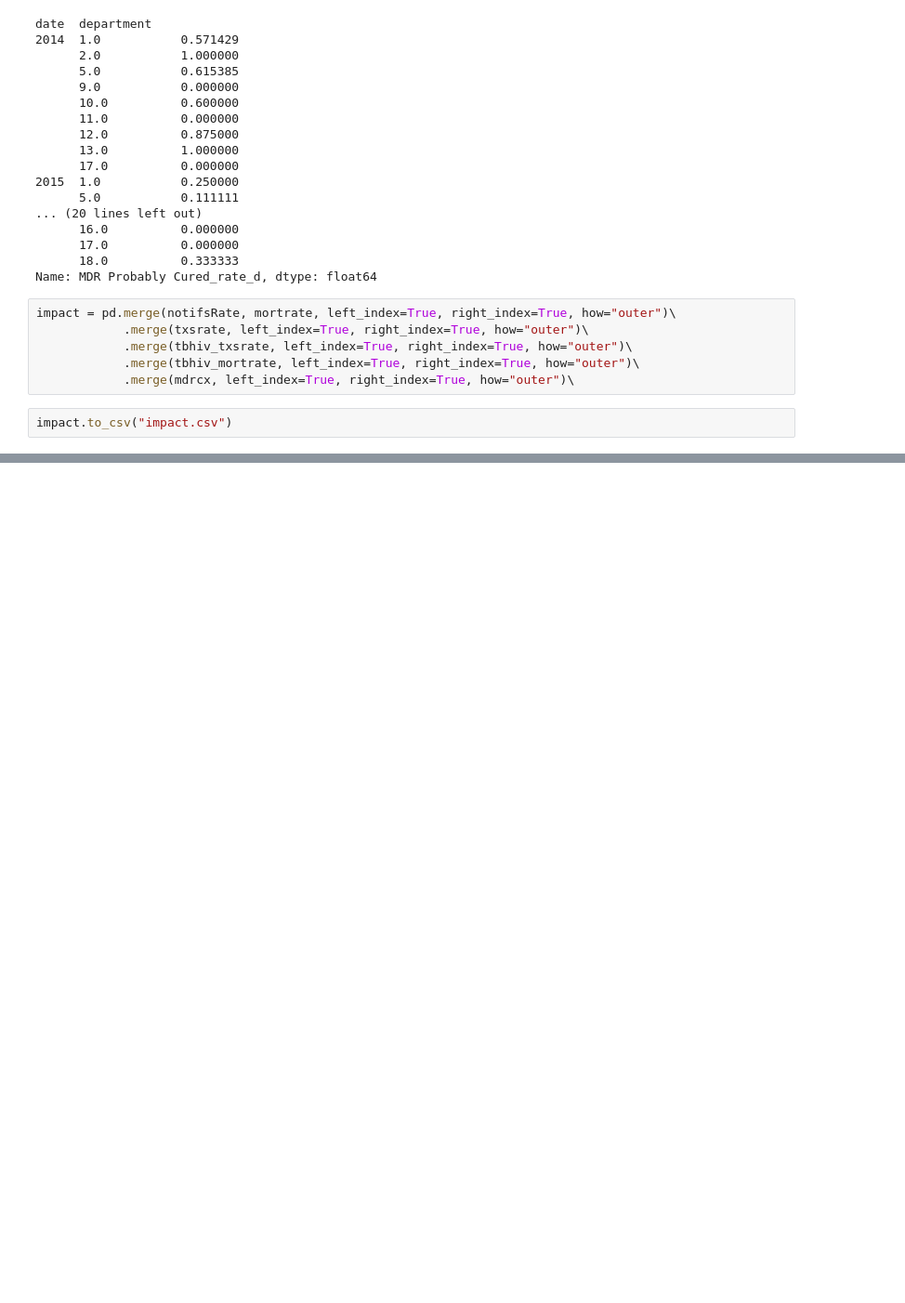
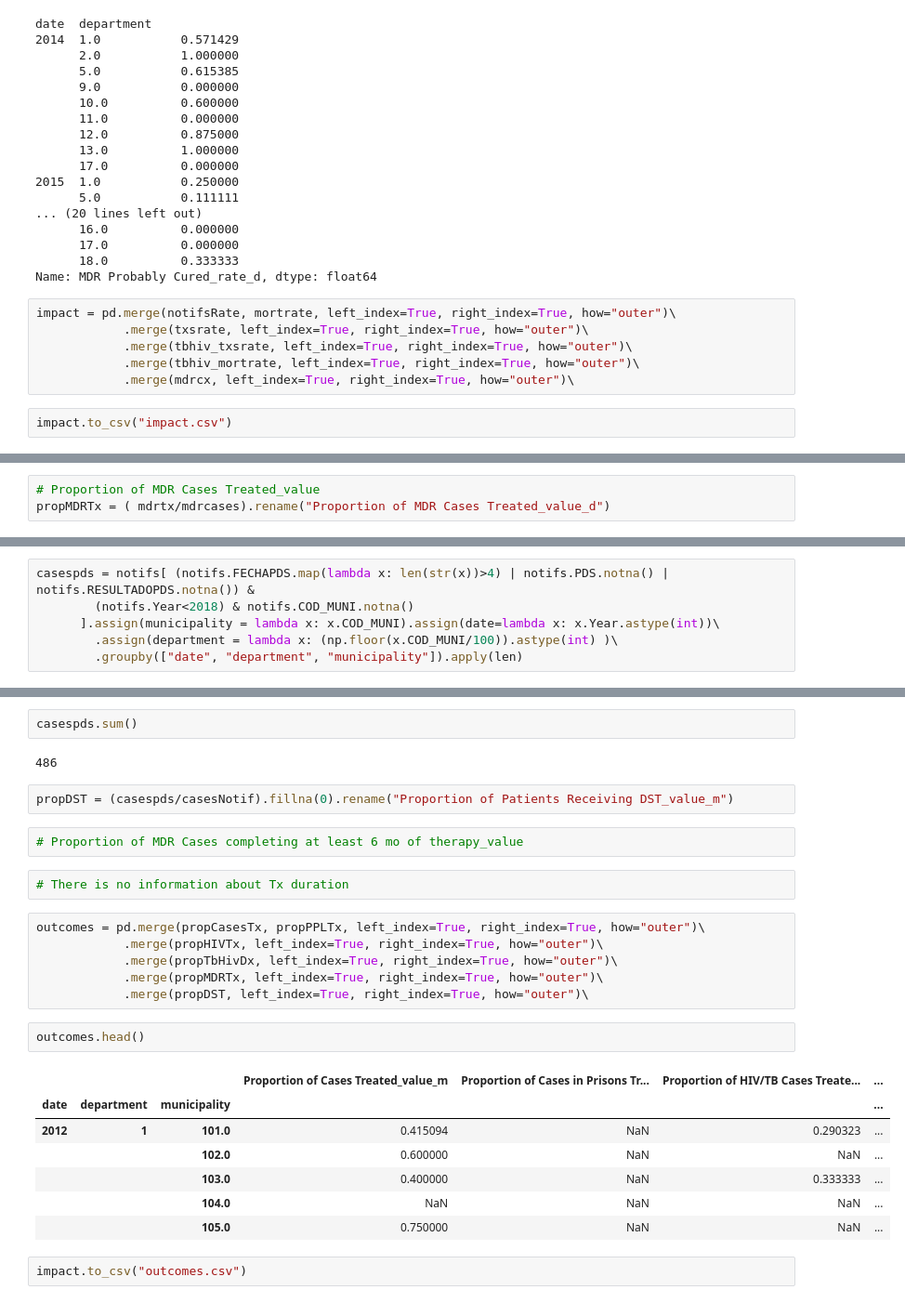
Before and after one commit to Guitlle/gf, a Jupyter notebook: impact_evaluation/gtm_tb/Prepare SEM data.ipynb, the cells around one changed output, grey strips where cells are left out. Shown at 93% size. Drawn from its saved outputs; the diff is of its cells as text; blank space fills up the shorter version.

```diff
--- a/impact_evaluation/gtm_tb/Prepare SEM data.ipynb
+++ b/impact_evaluation/gtm_tb/Prepare SEM data.ipynb
@@ -712,0 +771,3 @@ Name: Cases Notified_value_m, Length: 132, dtype: int64
+# %%
+# Proportion of MDR Cases Treated_value
+propMDRTx = ( mdrtx/mdrcases).rename("Proportion of MDR Cases Treated_value_d")
@@ -712,0 +795,6 @@ Name: Cases Notified_value_m, Length: 132, dtype: int64
+# %%
+casespds = notifs[ (notifs.FECHAPDS.map(lambda x: len(str(x))>4) | notifs.PDS.notna() | notifs.RESULTADOPDS.notna()) &
+        (notifs.Year<2018) & notifs.COD_MUNI.notna()
+      ].assign(municipality = lambda x: x.COD_MUNI).assign(date=lambda x: x.Year.astype(int))\
+        .assign(department = lambda x: (np.floor(x.COD_MUNI/100)).astype(int) )\
+        .groupby(["date", "department", "municipality"]).apply(len)
@@ -712,0 +820,28 @@ Name: Cases Notified_value_m, Length: 132, dtype: int64
+# %%
+casespds.sum()
+# %% [output]
+486
+# %%
+propDST = (casespds/casesNotif).fillna(0).rename("Proportion of Patients Receiving DST_value_m")
+# %%
+# Proportion of MDR Cases completing at least 6 mo of therapy_value
+# %%
+# There is no information about Tx duration
+# %%
+outcomes = pd.merge(propCasesTx, propPPLTx, left_index=True, right_index=True, how="outer")\
+            .merge(propHIVTx, left_index=True, right_index=True, how="outer")\
+            .merge(propTbHivDx, left_index=True, right_index=True, how="outer")\
+            .merge(propMDRTx, left_index=True, right_index=True, how="outer")\
+            .merge(propDST, left_index=True, right_index=True, how="outer")\
+# %%
+outcomes.head()
+# %% [output]
+|  |  |  | Proportion of Cases Treated_value_m | Proportion of Cases in Prisons Tr... | Proportion of HIV/TB Cases Treate... | ... |
+| date | department | municipality |  |  |  | ... |
+| 2012 | 1 | 101.0 | 0.415094 | NaN | 0.290323 | ... |
+|  |  | 102.0 | 0.600000 | NaN | NaN | ... |
+|  |  | 103.0 | 0.400000 | NaN | 0.333333 | ... |
+|  |  | 104.0 | NaN | NaN | NaN | ... |
+|  |  | 105.0 | 0.750000 | NaN | NaN | ... |
+# %%
+impact.to_csv("outcomes.csv")
```
Also changed, not shown: parts of 29 cells of this notebook.
